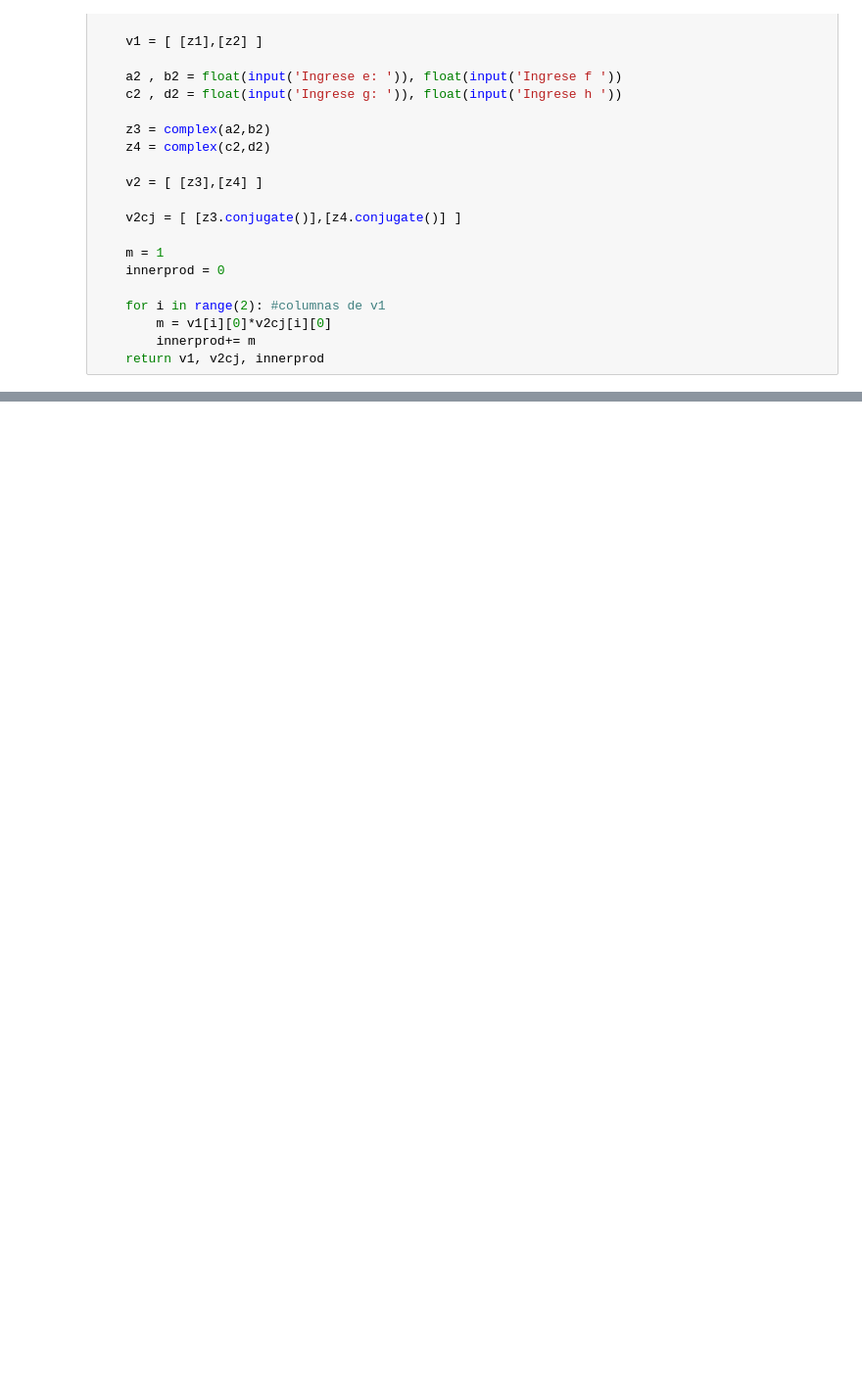
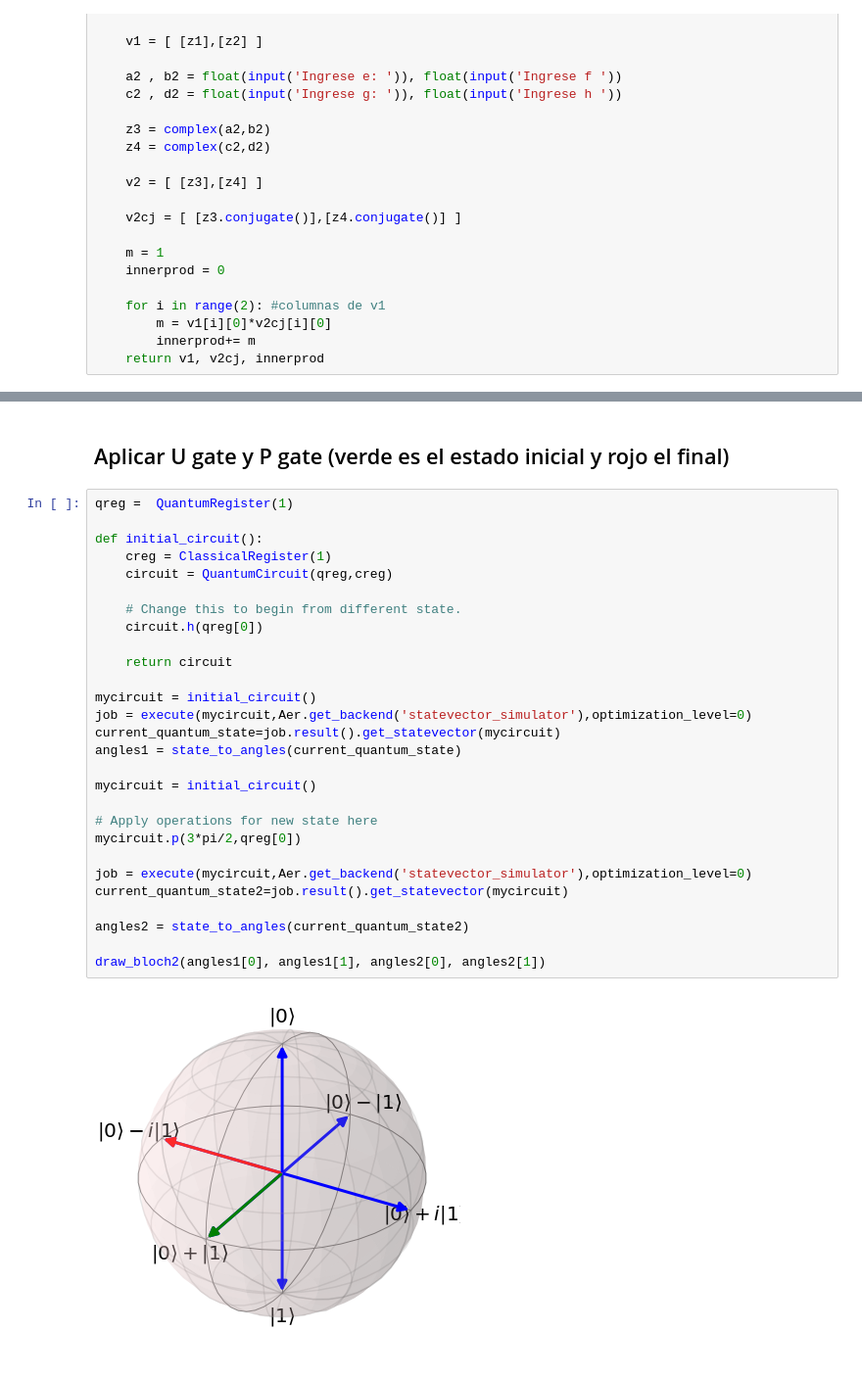
Before and after one commit to Crisel8a/QuantumComputing, a Jupyter notebook: Complejos Crisela.ipynb, the cells around one changed output, grey strips where cells are left out. Shown: that part at 98% size. Cells and saved outputs as stored; diff of their text form; blank space fills up the shorter version.

```diff
--- a/Complejos Crisela.ipynb
+++ b/Complejos Crisela.ipynb
@@ -351,0 +481,32 @@ Ingrese h  0
+# %% [markdown]
+## Aplicar U gate y P gate (verde es el estado inicial y rojo el final)
+# %%
+qreg =  QuantumRegister(1)
+
+def initial_circuit():
+    creg = ClassicalRegister(1)
+    circuit = QuantumCircuit(qreg,creg)
+
+    # Change this to begin from different state.
+    circuit.h(qreg[0])
+
+    return circuit
+
+mycircuit = initial_circuit()
+job = execute(mycircuit,Aer.get_backend('statevector_simulator'),optimization_level=0)
+current_quantum_state=job.result().get_statevector(mycircuit)
+angles1 = state_to_angles(current_quantum_state)
+
+mycircuit = initial_circuit()
+
+# Apply operations for new state here
+mycircuit.p(3*pi/2,qreg[0])
+
+job = execute(mycircuit,Aer.get_backend('statevector_simulator'),optimization_level=0)
+current_quantum_state2=job.result().get_statevector(mycircuit)
+
+angles2 = state_to_angles(current_quantum_state2)
+
+draw_bloch2(angles1[0], angles1[1], angles2[0], angles2[1])
+# %% [output]
+[figure, added]
```
Also changed, not shown: parts of 34 cells of this notebook.
